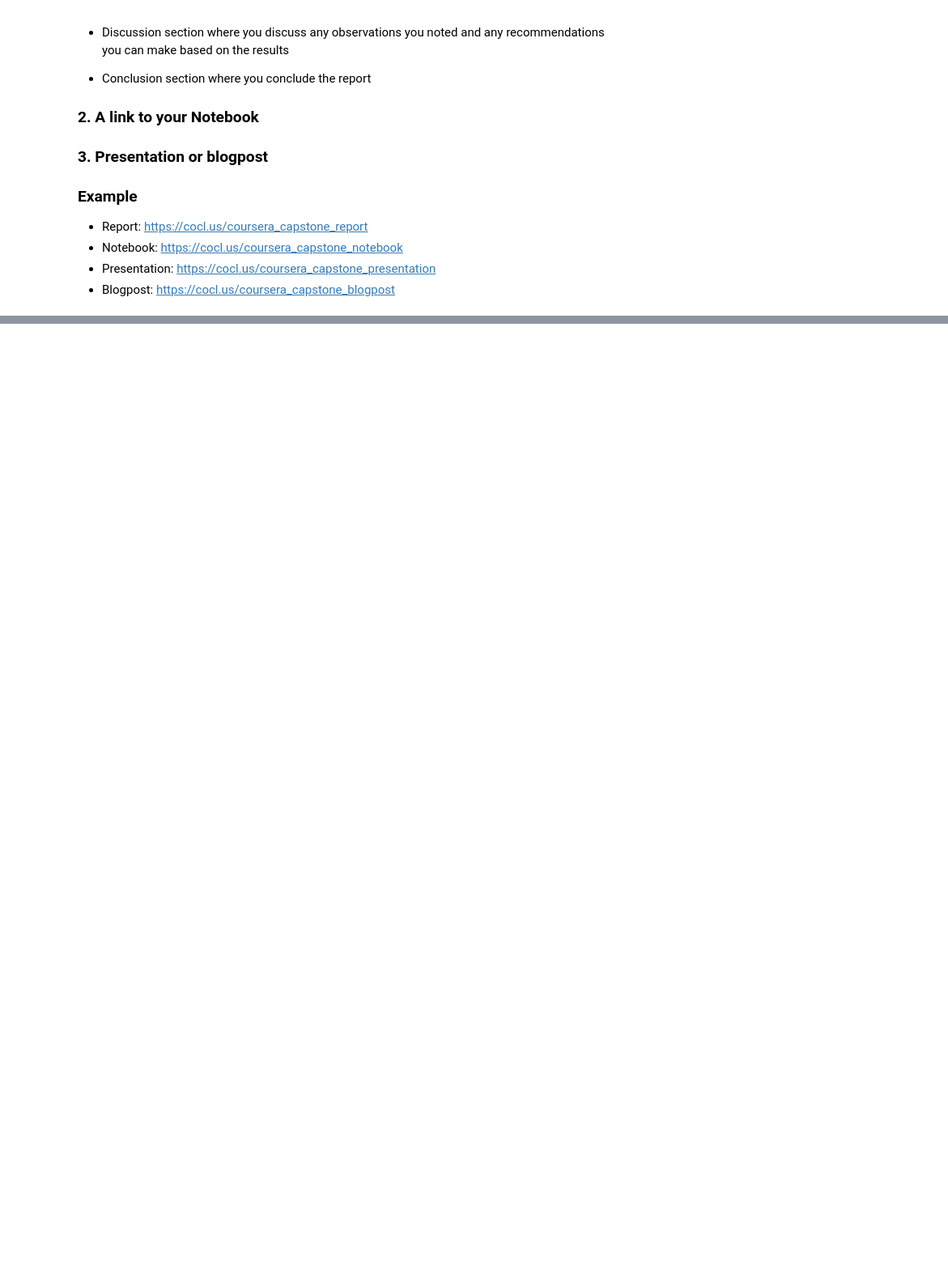
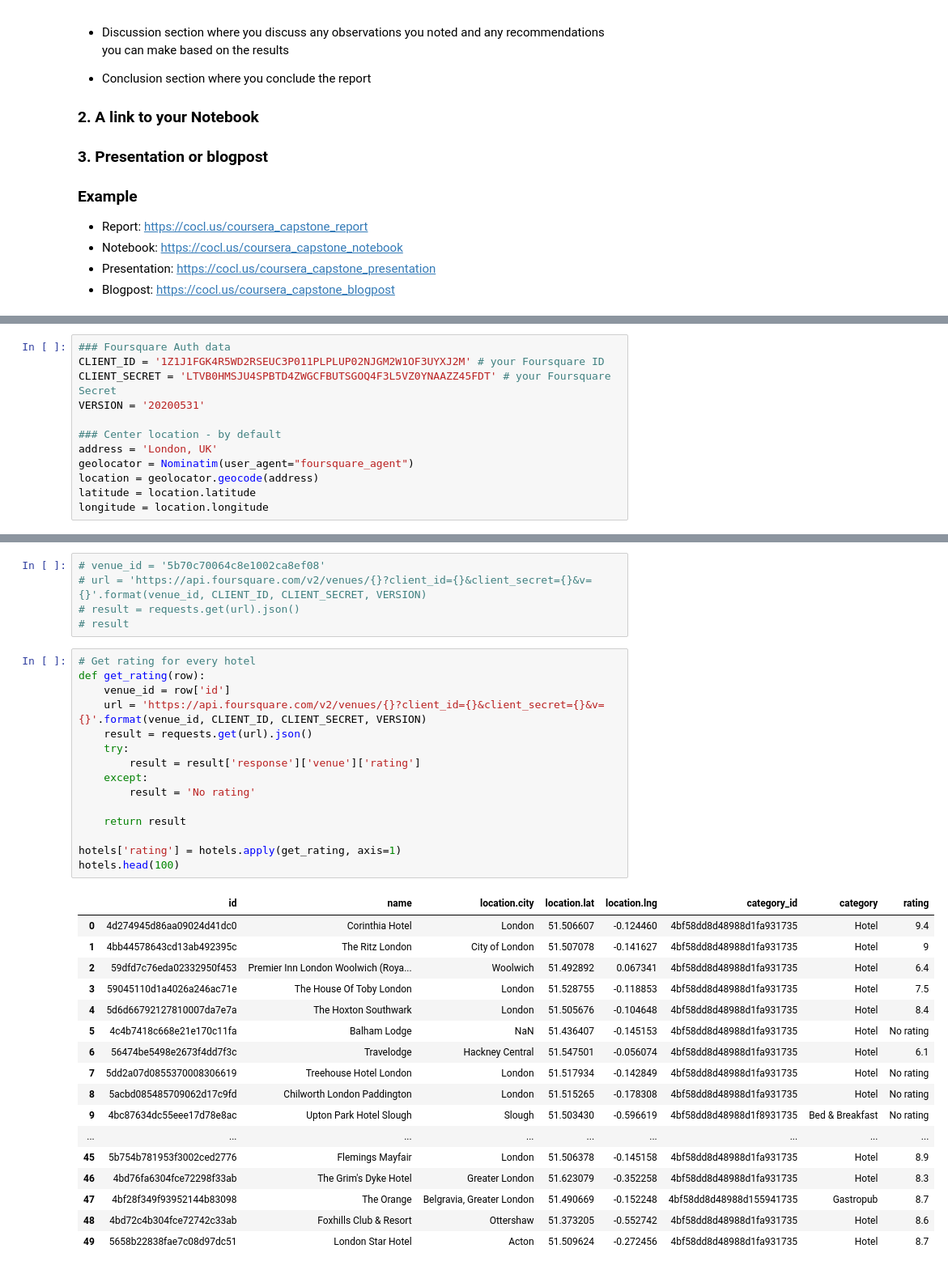
Before and after one commit to Dehyzz/IBM_Capstone, a Jupyter notebook: The_Battle_of_Neighborhoods.ipynb, the cells around one changed output, grey strips where cells are left out. Shown: that part at 81% size. Saved outputs shown, nothing was run; the diff lists cells and outputs as text; blank space fills up the shorter version.

```diff
--- a/The_Battle_of_Neighborhoods.ipynb
+++ b/The_Battle_of_Neighborhoods.ipynb
@@ -68,3 +87,15 @@ Provider of Location Data will be Foursquare. Below is high-level process for pr
+# %%
+### Foursquare Auth data
+CLIENT_ID = '1Z1J1FGK4R5WD2RSEUC3P011PLPLUP02NJGM2W1OF3UYXJ2M' # your Foursquare ID
+CLIENT_SECRET = 'LTVB0HMSJU4SPBTD4ZWGCFBUTSGOQ4F3L5VZ0YNAAZZ45FDT' # your Foursquare Secret
+VERSION = '20200531'
+
+### Center location - by default
+address = 'London, UK'
+geolocator = Nominatim(user_agent="foursquare_agent")
+location = geolocator.geocode(address)
+latitude = location.latitude
+longitude = location.longitude
 # %% [markdown]
 # Preparing Data
 
@@ -93,0 +193,38 @@ Mounted at /content/drive/
+# %%
+# venue_id = '5b70c70064c8e1002ca8ef08'
+# url = 'https://api.foursquare.com/v2/venues/{}?client_id={}&client_secret={}&v={}'.format(venue_id, CLIENT_ID, CLIENT_SECRET, VERSION)
+# result = requests.get(url).json()
+# result
+# %%
+# Get rating for every hotel
+def get_rating(row):
+    venue_id = row['id']
+    url = 'https://api.foursquare.com/v2/venues/{}?client_id={}&client_secret={}&v={}'.format(venue_id, CLIENT_ID, CLIENT_SECRET, VERSION)
+    result = requests.get(url).json()
+    try:
+        result = result['response']['venue']['rating']
+    except:
+        result = 'No rating'
+
+    return result
+
+hotels['rating'] = hotels.apply(get_rating, axis=1)
+hotels.head(100)
+# %% [output]
+|  | id | name | location.city | location.lat | location.lng | category_id | category | rating |
+| 0 | 4d274945d86aa09024d41dc0 | Corinthia Hotel | London | 51.506607 | -0.124460 | 4bf58dd8d48988d1fa931735 | Hotel | 9.4 |
+| 1 | 4bb44578643cd13ab492395c | The Ritz London | City of London | 51.507078 | -0.141627 | 4bf58dd8d48988d1fa931735 | Hotel | 9 |
+| 2 | 59dfd7c76eda02332950f453 | Premier Inn London Woolwich (Roya... | Woolwich | 51.492892 | 0.067341 | 4bf58dd8d48988d1fa931735 | Hotel | 6.4 |
+| 3 | 59045110d1a4026a246ac71e | The House Of Toby London | London | 51.528755 | -0.118853 | 4bf58dd8d48988d1fa931735 | Hotel | 7.5 |
+| 4 | 5d6d66792127810007da7e7a | The Hoxton Southwark | London | 51.505676 | -0.104648 | 4bf58dd8d48988d1fa931735 | Hotel | 8.4 |
+| 5 | 4c4b7418c668e21e170c11fa | Balham Lodge | NaN | 51.436407 | -0.145153 | 4bf58dd8d48988d1fa931735 | Hotel | No rating |
+| 6 | 56474be5498e2673f4dd7f3c | Travelodge | Hackney Central | 51.547501 | -0.056074 | 4bf58dd8d48988d1fa931735 | Hotel | 6.1 |
+| 7 | 5dd2a07d0855370008306619 | Treehouse Hotel London | London | 51.517934 | -0.142849 | 4bf58dd8d48988d1fa931735 | Hotel | No rating |
+| 8 | 5acbd085485709062d17c9fd | Chilworth London Paddington | London | 51.515265 | -0.178308 | 4bf58dd8d48988d1fa931735 | Hotel | No rating |
+| 9 | 4bc87634dc55eee17d78e8ac | Upton Park Hotel Slough | Slough | 51.503430 | -0.596619 | 4bf58dd8d48988d1f8931735 | Bed & Breakfast | No rating |
+| ... | ... | ... | ... | ... | ... | ... | ... | ... |
+| 45 | 5b754b781953f3002ced2776 | Flemings Mayfair | London | 51.506378 | -0.145158 | 4bf58dd8d48988d1fa931735 | Hotel | 8.9 |
+| 46 | 4bd76fa6304fce72298f33ab | The Grim's Dyke Hotel | Greater London | 51.623079 | -0.352258 | 4bf58dd8d48988d1fa931735 | Hotel | 8.3 |
+| 47 | 4bf28f349f93952144b83098 | The Orange | Belgravia, Greater London | 51.490669 | -0.152248 | 4bf58dd8d48988d155941735 | Gastropub | 8.7 |
+| 48 | 4bd72c4b304fce72742c33ab | Foxhills Club & Resort | Ottershaw | 51.373205 | -0.552742 | 4bf58dd8d48988d1fa931735 | Hotel | 8.6 |
+| 49 | 5658b22838fae7c08d97dc51 | London Star Hotel | Acton | 51.509624 | -0.272456 | 4bf58dd8d48988d1fa931735 | Hotel | 8.7 |
```
Also changed, not shown: parts of 18 cells of this notebook.
